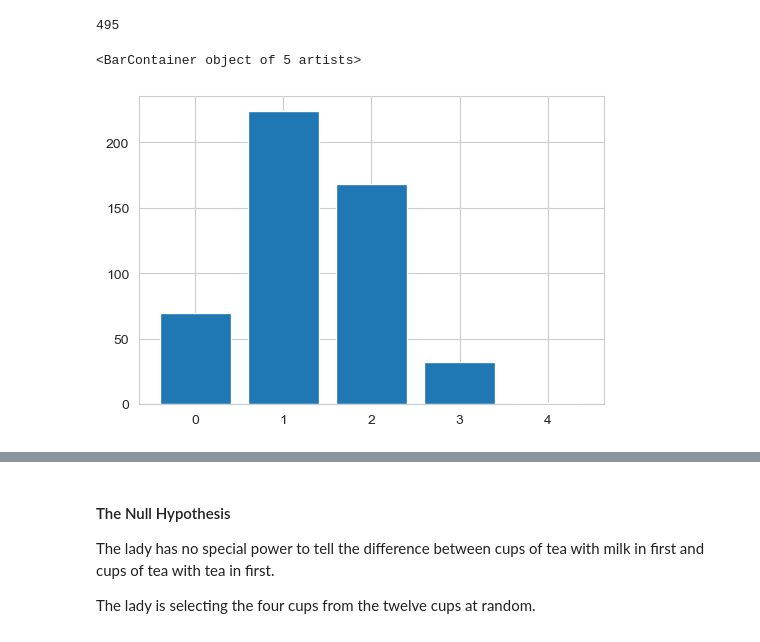
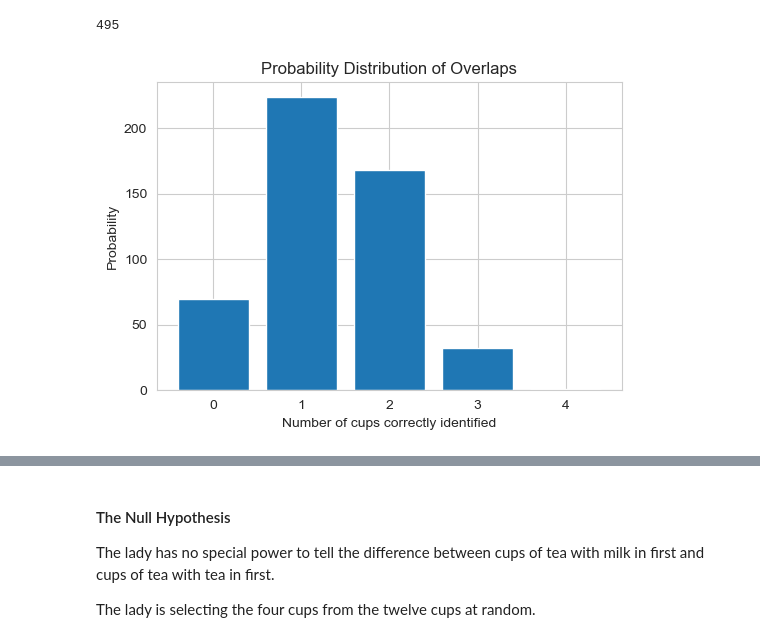
Before and after one commit to Jennyicano/applied-statistics, a Jupyter notebook: problems.ipynb, the cells around one changed output, grey strips where cells are left out. Saved outputs shown, nothing was run; the diff lists cells and outputs as text; code cells hidden in the pictures.

```diff
--- a/problems.ipynb
+++ b/problems.ipynb
@@ -237,11 +239,14 @@ sum_counts
 # %% [output]
 495
 # %%
-# Create a figure.
+# Create a plot.
 fig, ax = plt.subplots(figsize=(6, 4))
 
 # Bar chart.
 ax.bar(counts[0], counts[1])
+ax.set_xlabel("Number of cups correctly identified")
+ax.set_ylabel("Probability")
+ax.set_title("Probability Distribution of Overlaps")
+plt.show()
 # %% [output]
-<BarContainer object of 5 artists>
-[figure, old version]
+[figure, new version]
```
Also changed, not shown: parts of 37 cells of this notebook, 1 other file.
